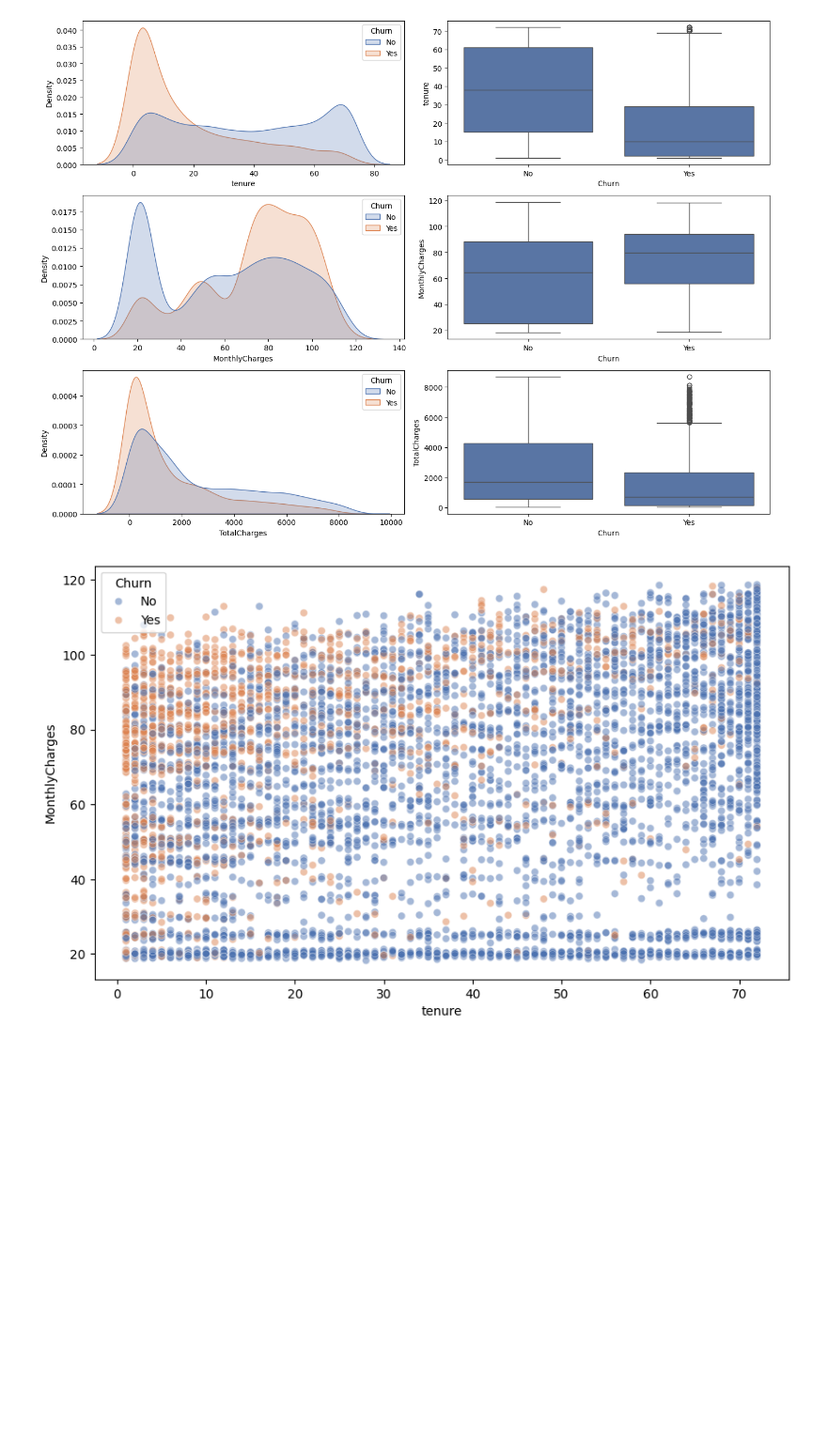
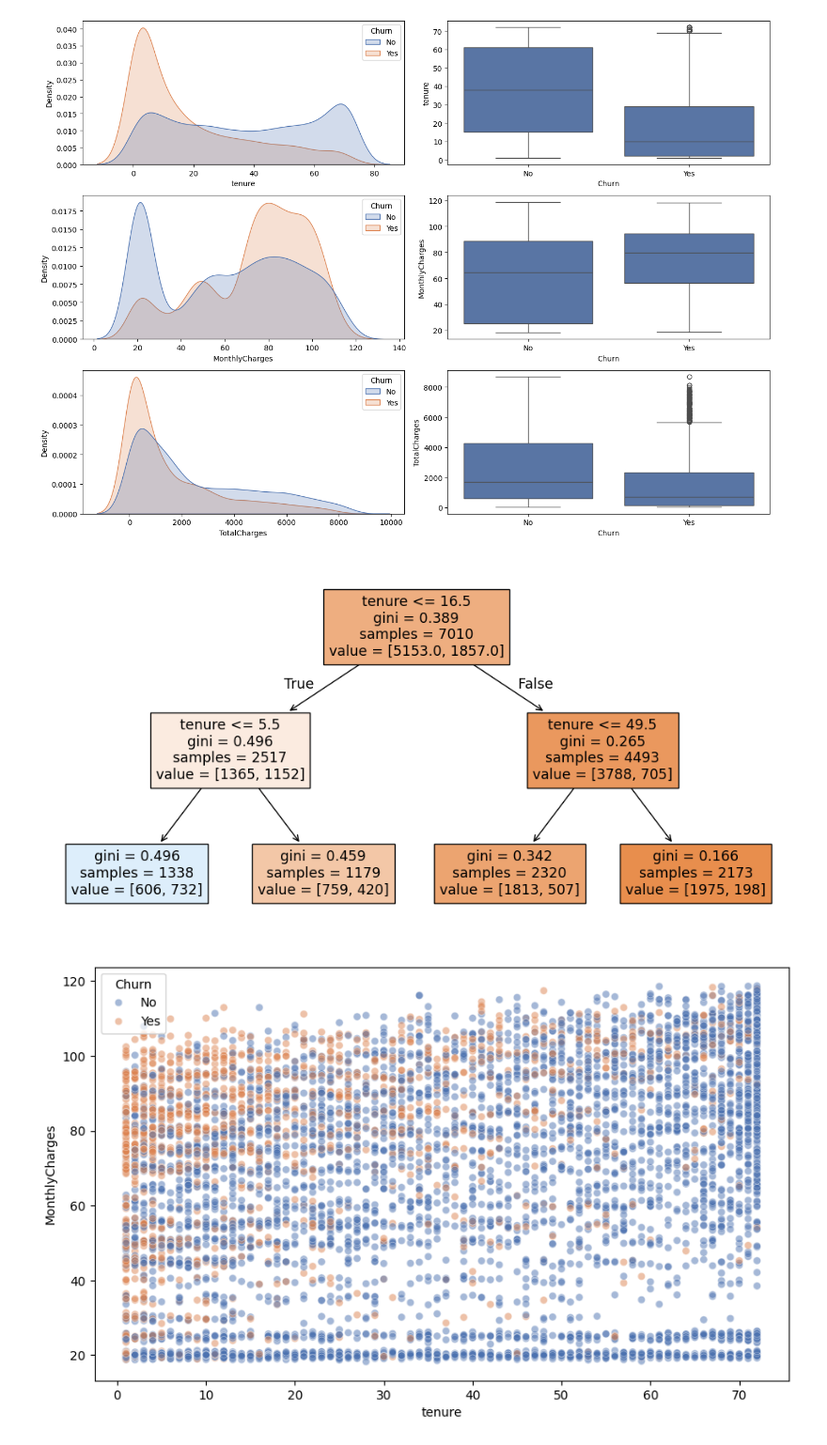
Before and after one commit to Minokinad/churn-prediction-service, a Jupyter notebook: notebooks/01_eda.ipynb, the cells around one changed output. Shown at 94% size. Cells and saved outputs as stored; diff of their text form; code cells hidden in the pictures; blank space fills up the shorter version.

```diff
--- a/notebooks/01_eda.ipynb
+++ b/notebooks/01_eda.ipynb
@@ -83,6 +83,8 @@ df = df.drop('customerID', axis=1)
 df.duplicated().sum()
 # %% [output]
 np.int64(22)
+# %%
+df = df.drop_duplicates()
 # %%
 cat_features = df.select_dtypes(include='str').columns.tolist()
 cat_features.append('SeniorCitizen')
@@ -258,6 +259,17 @@ plt.tight_layout()
 plt.show()
 # %% [output]
 [figure]
+# %%
+from sklearn.tree import DecisionTreeClassifier, plot_tree
+
+tree = DecisionTreeClassifier(max_depth=2)
+tree.fit(df[['tenure']], df['Churn'])
+
+plt.figure(figsize=(12, 6))
+plot_tree(tree, feature_names=['tenure'], filled=True)
+plt.show()
+# %% [output]
+[figure, added]
 # %%
 plt.figure(figsize=(10, 6))
 sns.scatterplot(data=df, x='tenure', y='MonthlyCharges', hue='Churn', alpha=0.5)
```
Also changed, not shown: parts of 4 cells of this notebook, 2 other files.
